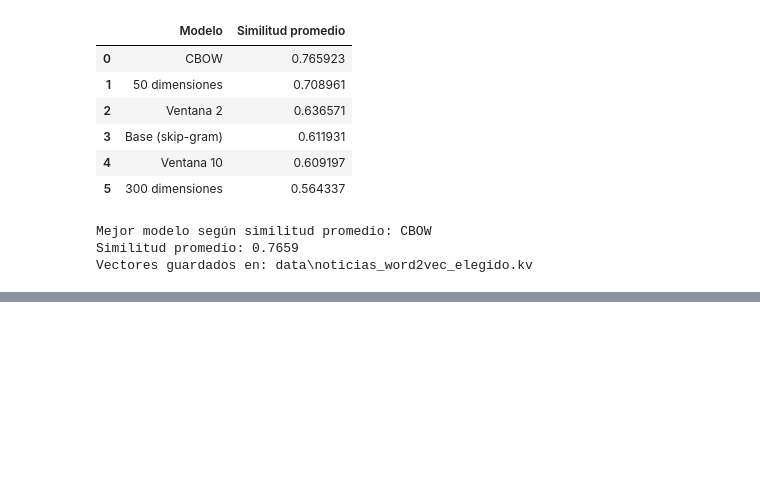
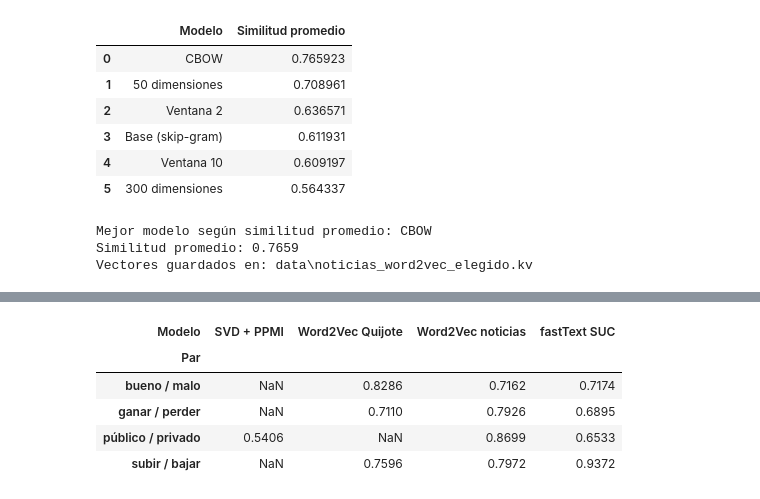
Before and after one commit to Antonio-3108/Natural-Language-Processing, a Jupyter notebook: Laboratorio 8/lab08.ipynb, the cells around one changed output, grey strips where cells are left out. Cells and saved outputs as stored; diff of their text form; code cells hidden in the pictures; blank space fills up the shorter version.

```diff
--- a/Laboratorio 8/lab08.ipynb
+++ b/Laboratorio 8/lab08.ipynb
@@ -649,0 +748,34 @@ Vectores guardados en: data\noticias_word2vec_elegido.kv
+# %%
+pares_antonimos = [
+    ('bueno', 'malo'),
+    ('subir', 'bajar'),
+    ('ganar', 'perder'),
+    ('público', 'privado'),
+]
+
+filas_antonimos = []
+for par in pares_antonimos:
+    for nombre, kv in modelos_5.items():
+        a, b = par
+        if a in kv.key_to_index and b in kv.key_to_index:
+            filas_antonimos.append({
+                'Par': f'{a} / {b}',
+                'Modelo': nombre,
+                'Coseno': kv.similarity(a, b)
+            })
+        else:
+            filas_antonimos.append({
+                'Par': f'{a} / {b}',
+                'Modelo': nombre,
+                'Coseno': np.nan
+            })
+
+tabla_antonimos = pd.DataFrame(filas_antonimos)
+display(tabla_antonimos.pivot(index='Par', columns='Modelo', values='Coseno').round(4))
+# %% [output]
+| Modelo | SVD + PPMI | Word2Vec Quijote | Word2Vec noticias | fastText SUC |
+| Par |  |  |  |  |
+| bueno / malo | NaN | 0.8286 | 0.7162 | 0.7174 |
+| ganar / perder | NaN | 0.7110 | 0.7926 | 0.6895 |
+| público / privado | 0.5406 | NaN | 0.8699 | 0.6533 |
+| subir / bajar | NaN | 0.7596 | 0.7972 | 0.9372 |
```
Also changed, not shown: parts of 16 cells of this notebook, 2 other files.
